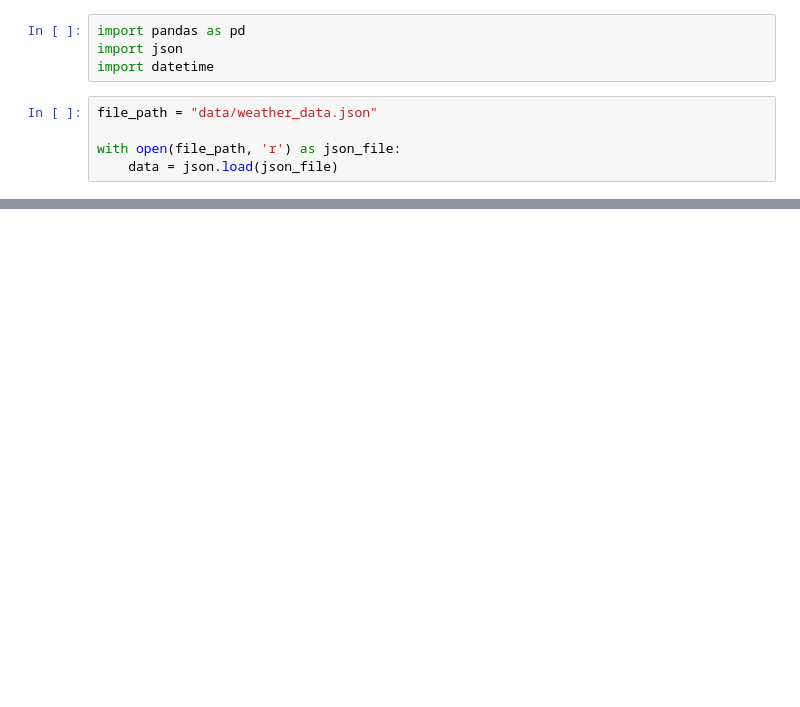
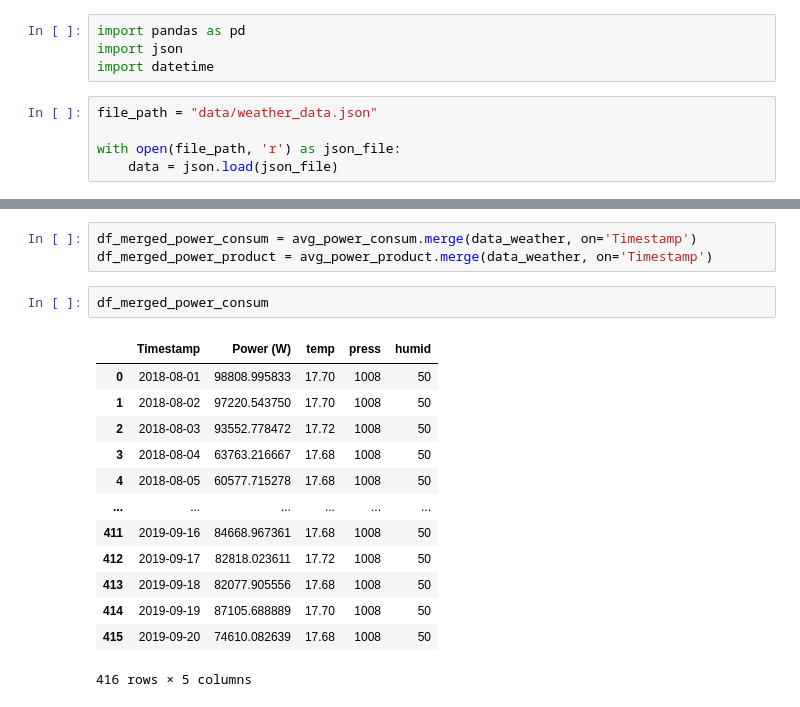
Before and after one commit to AlessandroBelotti00/NOI-hackathon, a Jupyter notebook: 1_PV/data_integration.ipynb, the cells around one changed output, grey strips where cells are left out. Drawn from its saved outputs; the diff is of its cells as text; blank space fills up the shorter version.

```diff
--- a/1_PV/data_integration.ipynb
+++ b/1_PV/data_integration.ipynb
@@ -40,0 +90,19 @@ data_weather
+# %%
+df_merged_power_consum = avg_power_consum.merge(data_weather, on='Timestamp')
+df_merged_power_product = avg_power_product.merge(data_weather, on='Timestamp')
+# %%
+df_merged_power_consum
+# %% [output]
+|  | Timestamp | Power (W) | temp | press | humid |
+| 0 | 2018-08-01 | 98808.995833 | 17.70 | 1008 | 50 |
+| 1 | 2018-08-02 | 97220.543750 | 17.70 | 1008 | 50 |
+| 2 | 2018-08-03 | 93552.778472 | 17.72 | 1008 | 50 |
+| 3 | 2018-08-04 | 63763.216667 | 17.68 | 1008 | 50 |
+| 4 | 2018-08-05 | 60577.715278 | 17.68 | 1008 | 50 |
+| ... | ... | ... | ... | ... | ... |
+| 411 | 2019-09-16 | 84668.967361 | 17.68 | 1008 | 50 |
+| 412 | 2019-09-17 | 82818.023611 | 17.72 | 1008 | 50 |
+| 413 | 2019-09-18 | 82077.905556 | 17.68 | 1008 | 50 |
+| 414 | 2019-09-19 | 87105.688889 | 17.70 | 1008 | 50 |
+| 415 | 2019-09-20 | 74610.082639 | 17.68 | 1008 | 50 |
+416 rows × 5 columns
```
Also changed, not shown: parts of 5 cells of this notebook, 2 other files.
